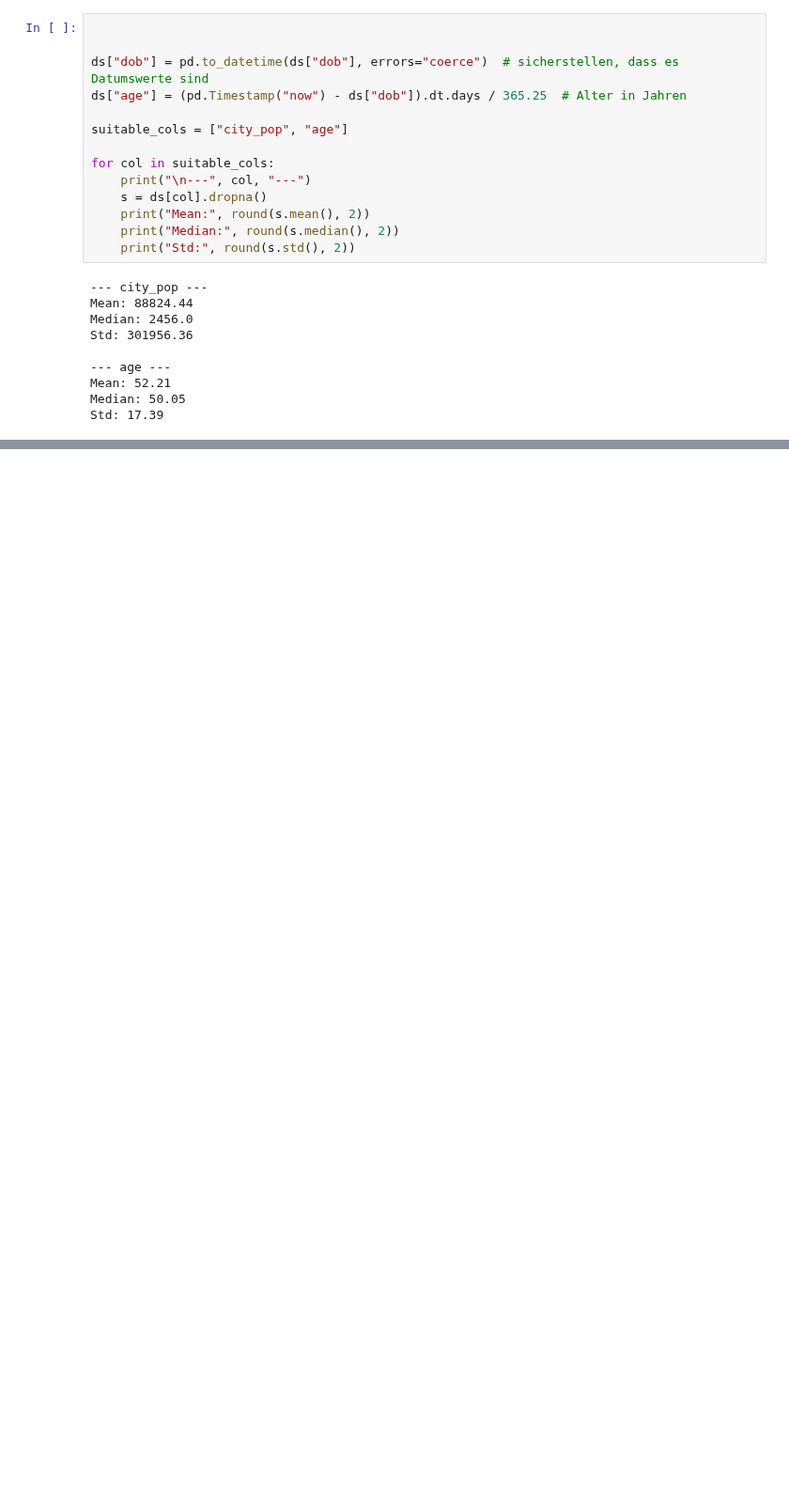
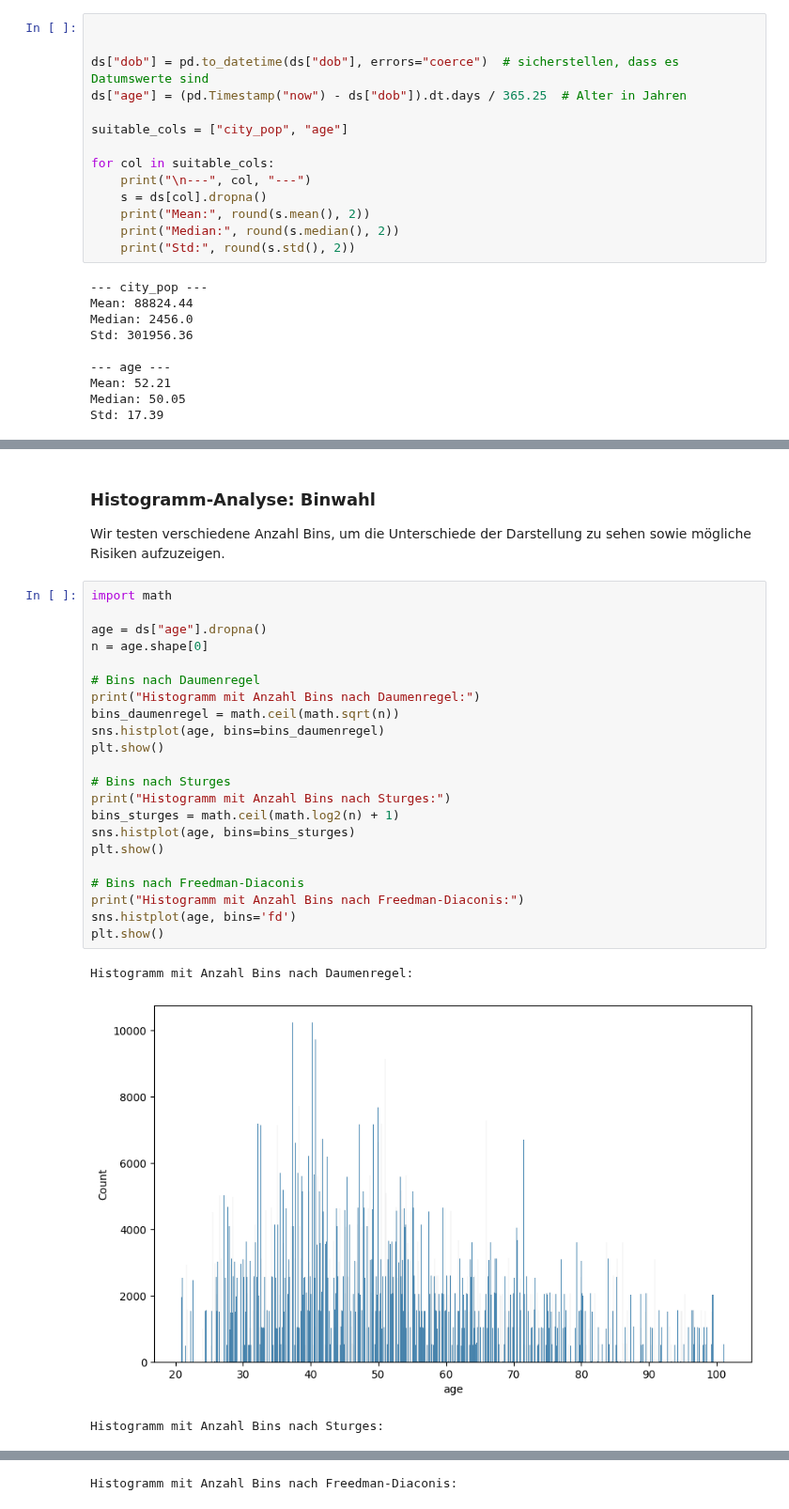
Before and after one commit to philethaler/Statistik-Datenbank, a Jupyter notebook: Analyse_2.ipynb, the cells around one changed output, grey strips where cells are left out. Shown at 94% size. Drawn from its saved outputs; the diff is of its cells as text; blank space fills up the shorter version.

Commit message:
Erweiterung Analyse 1+2

```diff
--- a/Analyse_2.ipynb
+++ b/Analyse_2.ipynb
@@ -246,0 +247,30 @@ M      52.3300 50.4500 17.2700  586812
+# %% [markdown]
+### Histogramm-Analyse: Binwahl
+
+Wir testen verschiedene Anzahl Bins, um die Unterschiede der Darstellung zu sehen sowie mögliche Risiken aufzuzeigen.
+# %%
+import math
+
+age = ds["age"].dropna()
+n = age.shape[0]
+
+# Bins nach Daumenregel
+print("Histogramm mit Anzahl Bins nach Daumenregel:")
+bins_daumenregel = math.ceil(math.sqrt(n))
+sns.histplot(age, bins=bins_daumenregel)
+plt.show()
+
+# Bins nach Sturges
+print("Histogramm mit Anzahl Bins nach Sturges:")
+bins_sturges = math.ceil(math.log2(n) + 1)
+sns.histplot(age, bins=bins_sturges)
+plt.show()
+
+# Bins nach Freedman-Diaconis
+print("Histogramm mit Anzahl Bins nach Freedman-Diaconis:")
+sns.histplot(age, bins='fd')
+plt.show()
+# %% [output]
+Histogramm mit Anzahl Bins nach Daumenregel:
+[figure, added]
+Histogramm mit Anzahl Bins nach Sturges:
@@ -246,0 +278 @@ M      52.3300 50.4500 17.2700  586812
+Histogramm mit Anzahl Bins nach Freedman-Diaconis:
```
Also changed, not shown: parts of 6 cells of this notebook, 1 other file.
